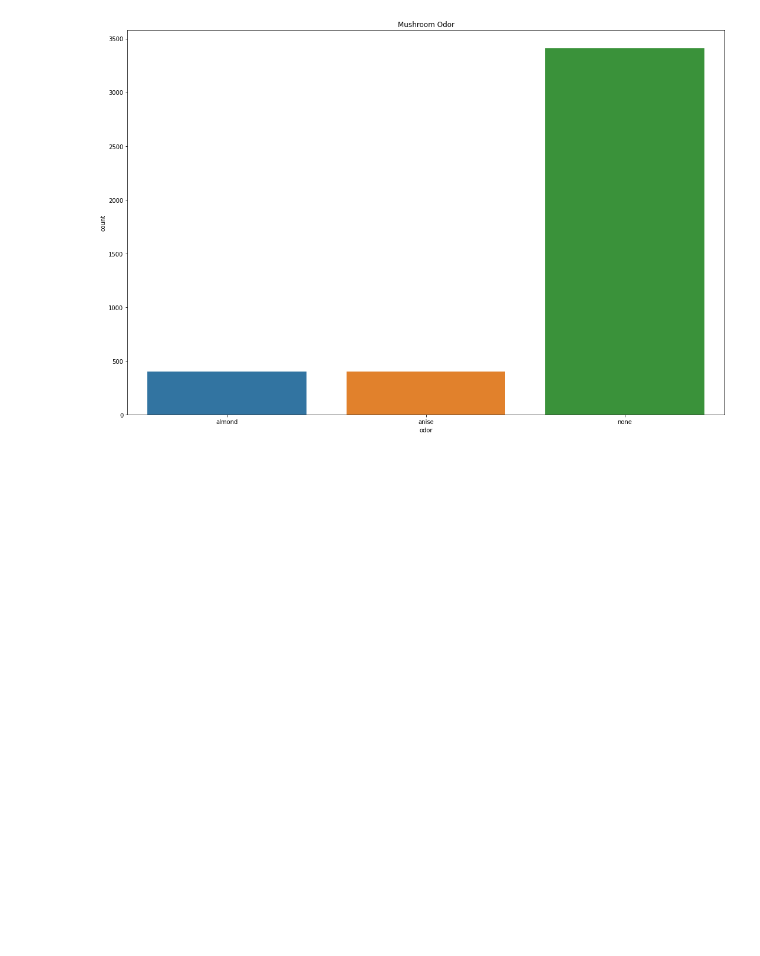
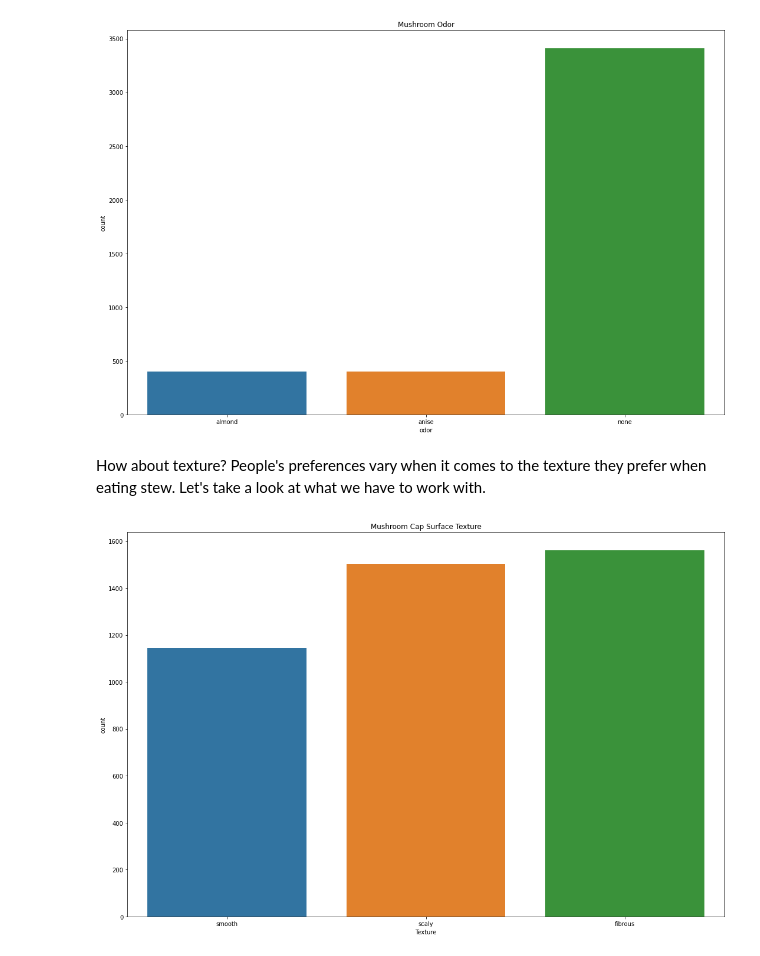
Before and after one commit to benkarabinus/nerdy_data_stuff, a Jupyter notebook: DU/COMP4431/Assignment8-9/Ben_Karabinus_Assignment_9.ipynb, the cells around one changed output. Drawn from its saved outputs; the diff is of its cells as text; code cells hidden in the pictures; blank space fills up the shorter version.

```diff
--- a/DU/COMP4431/Assignment8-9/Ben_Karabinus_Assignment_9.ipynb
+++ b/DU/COMP4431/Assignment8-9/Ben_Karabinus_Assignment_9.ipynb
@@ -91,3 +102,15 @@ plt.title('Mushroom Odor')
 plt.tight_layout()
 # %% [output]
 [figure]
+# %% [markdown]
+How about texture? People's preferences vary when it comes to the texture they prefer when eating stew. Let's take a look at what we have to work with.
+# %%
+"""Plot a count of cap surface texture"""
+fig, ax = plt.subplots(figsize=(15, 10))
+count = sns.countplot(x='cap_surface', data=shrooms)
+ax.set_xticklabels(['smooth', 'scaly', 'fibrous'])
+plt.title('Mushroom Cap Surface Texture')
+plt.xlabel('Texture')
+plt.tight_layout()
+# %% [output]
+[figure, added]
```
Also changed, not shown: parts of 23 cells of this notebook.
